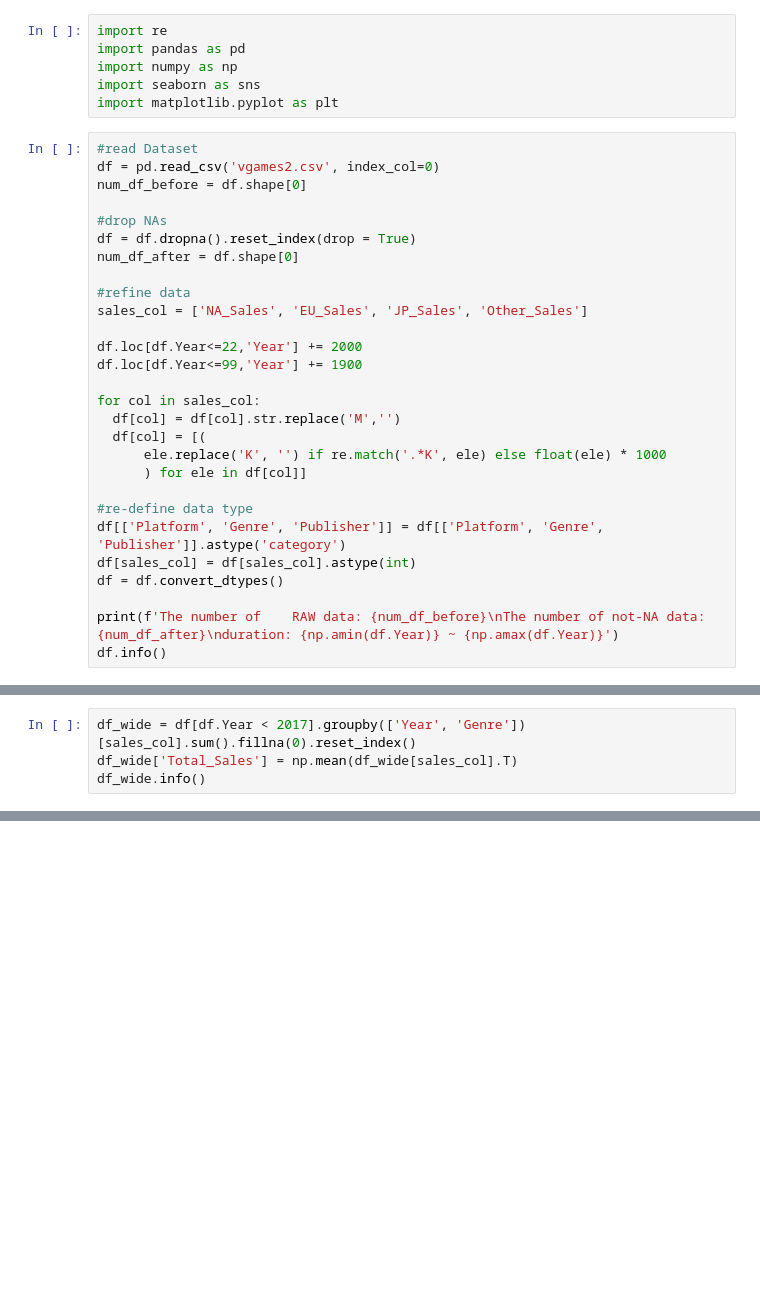
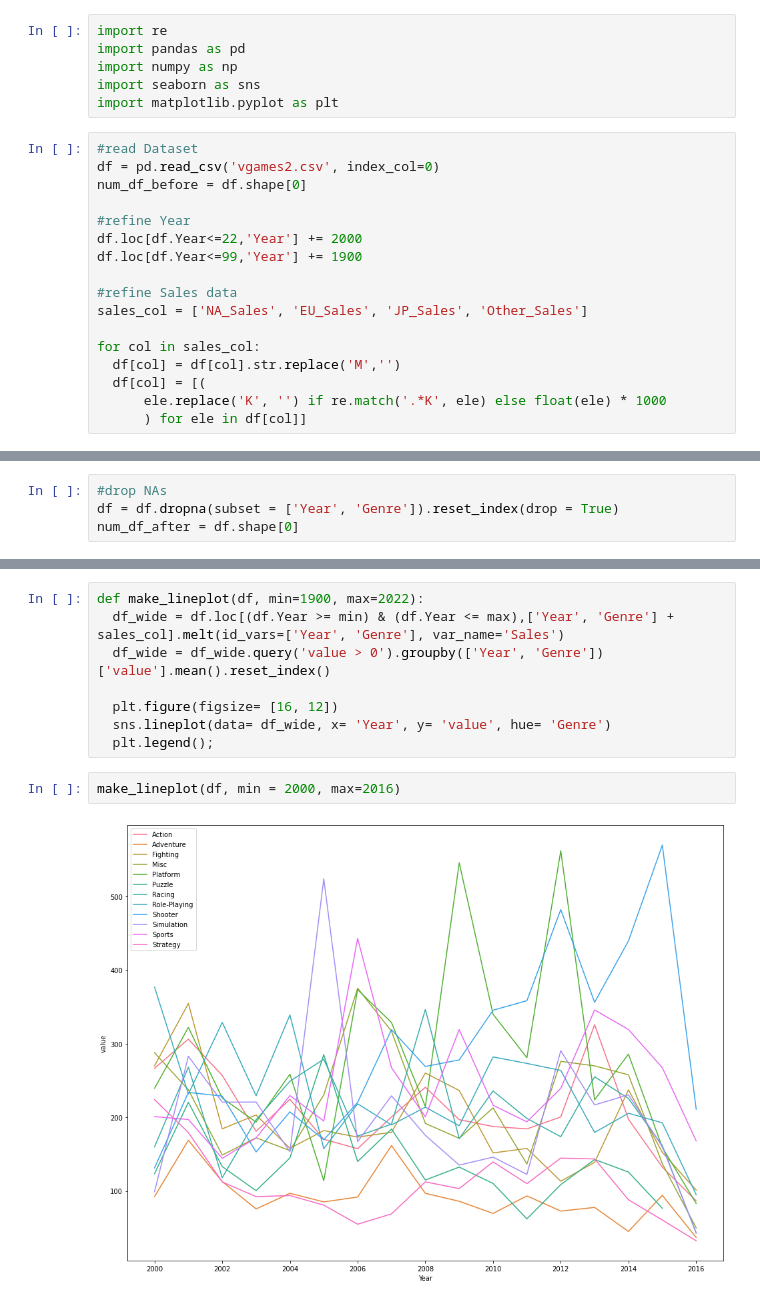
Before and after one commit to e080hsm/Section1_Project, a Jupyter notebook: ai14_n1xx_우성호.ipynb, the cells around one changed output, grey strips where cells are left out. Drawn from its saved outputs; the diff is of its cells as text; blank space fills up the shorter version.

```diff
--- a/ai14_n1xx_우성호.ipynb
+++ b/ai14_n1xx_우성호.ipynb
@@ -9,26 +9,15 @@ import matplotlib.pyplot as plt
 df = pd.read_csv('vgames2.csv', index_col=0)
 num_df_before = df.shape[0]
 
-#drop NAs
-df = df.dropna().reset_index(drop = True)
-num_df_after = df.shape[0]
-
-#refine data
-sales_col = ['NA_Sales', 'EU_Sales', 'JP_Sales', 'Other_Sales']
-
+#refine Year
 df.loc[df.Year<=22,'Year'] += 2000
 df.loc[df.Year<=99,'Year'] += 1900
+
+#refine Sales data
+sales_col = ['NA_Sales', 'EU_Sales', 'JP_Sales', 'Other_Sales']
 
 for col in sales_col:
   df[col] = df[col].str.replace('M','')
   df[col] = [(
       ele.replace('K', '') if re.match('.*K', ele) else float(ele) * 1000
       ) for ele in df[col]]
-
-#re-define data type
-df[['Platform', 'Genre', 'Publisher']] = df[['Platform', 'Genre', 'Publisher']].astype('category')
-df[sales_col] = df[sales_col].astype(int)
-df = df.convert_dtypes()
-
-print(f'The number of    RAW data: {num_df_before}\nThe number of not-NA data: {num_df_after}\nduration: {np.amin(df.Year)} ~ {np.amax(df.Year)}')
-df.info()
@@ -55,4 +23,0 @@ memory usage: 926.5 KB
-# %%
-df_wide = df[df.Year < 2017].groupby(['Year', 'Genre'])[sales_col].sum().fillna(0).reset_index()
-df_wide['Total_Sales'] = np.mean(df_wide[sales_col].T)
-df_wide.info()
@@ -111,0 +26,4 @@ df_tmp[df_tmp.Genre.isna() == True]
+# %%
+#drop NAs
+df = df.dropna(subset = ['Year', 'Genre']).reset_index(drop = True)
+num_df_after = df.shape[0]
@@ -111,0 +70,12 @@ df_tmp[df_tmp.Genre.isna() == True]
+# %%
+def make_lineplot(df, min=1900, max=2022):
+  df_wide = df.loc[(df.Year >= min) & (df.Year <= max),['Year', 'Genre'] + sales_col].melt(id_vars=['Year', 'Genre'], var_name='Sales')
+  df_wide = df_wide.query('value > 0').groupby(['Year', 'Genre'])['value'].mean().reset_index()
+
+  plt.figure(figsize= [16, 12])
+  sns.lineplot(data= df_wide, x= 'Year', y= 'value', hue= 'Genre')
+  plt.legend();
+# %%
+make_lineplot(df, min = 2000, max=2016)
+# %% [output]
+[figure, added]
```
Also changed, not shown: parts of 12 cells of this notebook.
